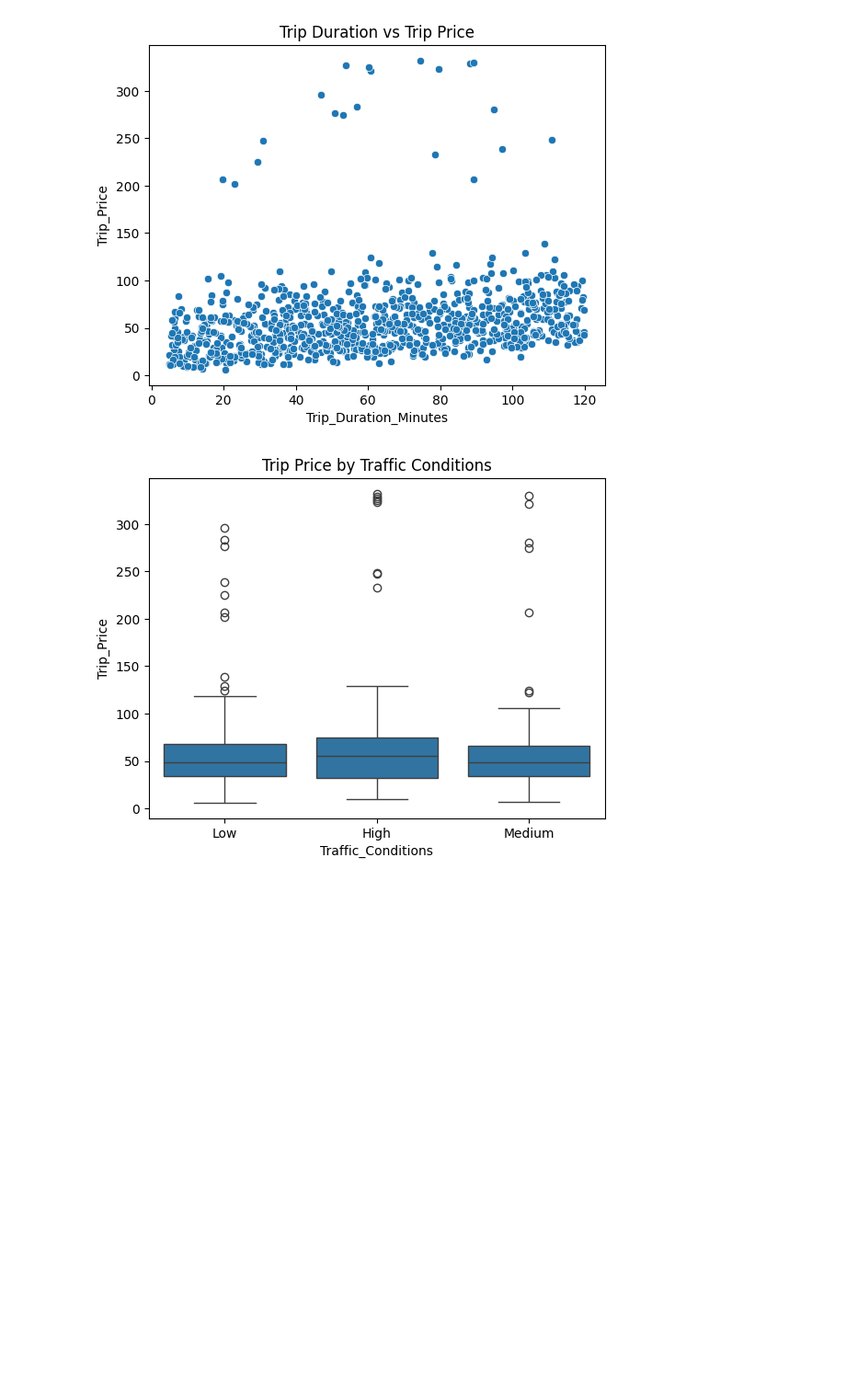
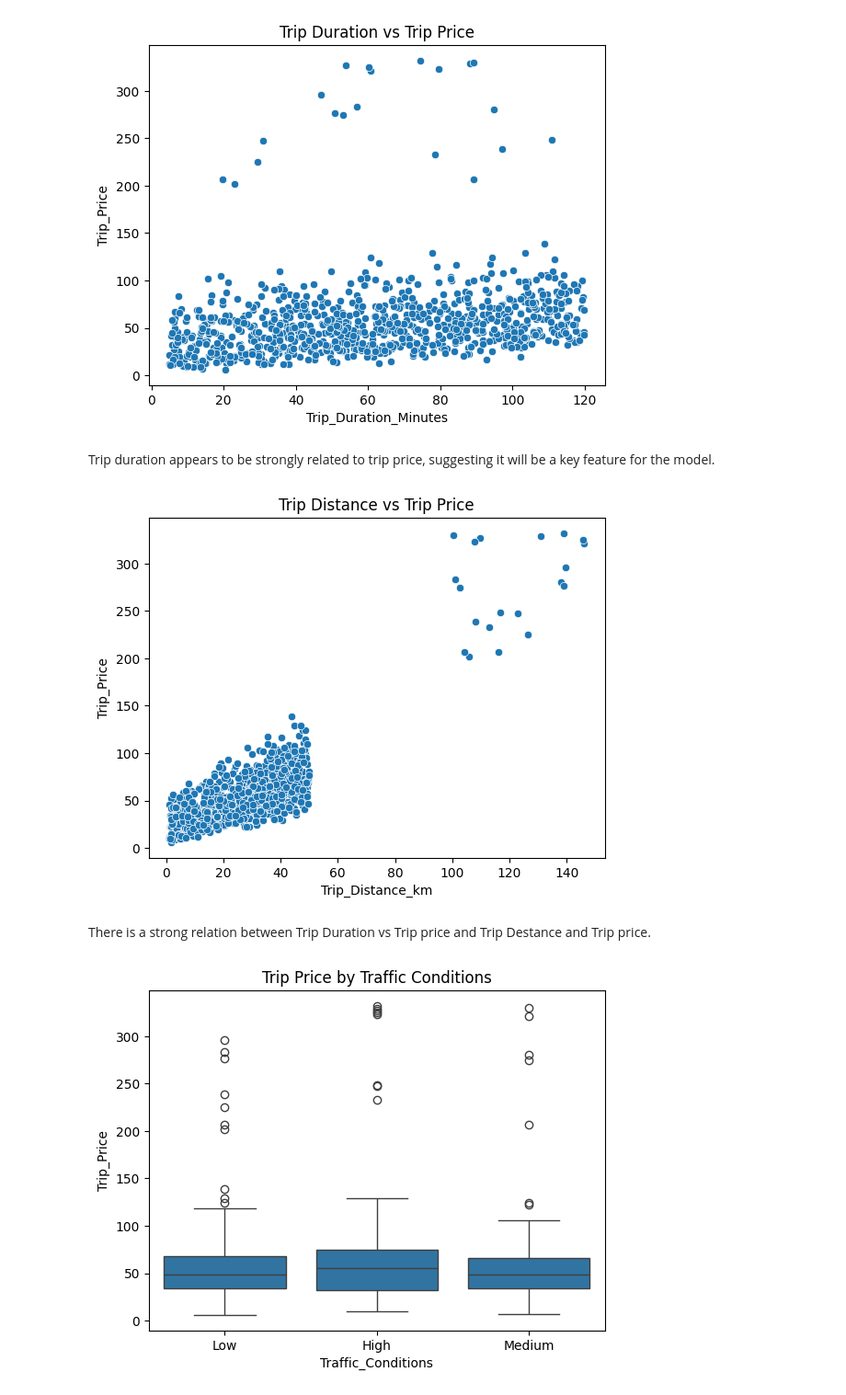
Before and after one commit to Aleex87/taxi_prediction_fullstack_alessandro, a Jupyter notebook: src/taxipred/model_development/eda.ipynb, the cells around one changed output. Shown at 92% size. Drawn from its saved outputs; the diff is of its cells as text; code cells hidden in the pictures; blank space fills up the shorter version.

```diff
--- a/src/taxipred/model_development/eda.ipynb
+++ b/src/taxipred/model_development/eda.ipynb
@@ -150,6 +150,21 @@ plt.title("Trip Duration vs Trip Price")
 plt.show()
 # %% [output]
 [figure]
+# %% [markdown]
+Trip duration appears to be strongly related to trip price, suggesting it will be a key feature for the model.
+# %%
+sns.scatterplot(
+    data=df,
+    x="Trip_Distance_km",
+    y="Trip_Price",
+
+)
+plt.title("Trip Distance vs Trip Price")
+plt.show()
+# %% [output]
+[figure, added]
+# %% [markdown]
+There is a strong relation between Trip Duration vs Trip price and Trip Destance and Trip price.
 # %%
 sns.boxplot(
     data=df,
```
Also changed, not shown: parts of 4 cells of this notebook.
